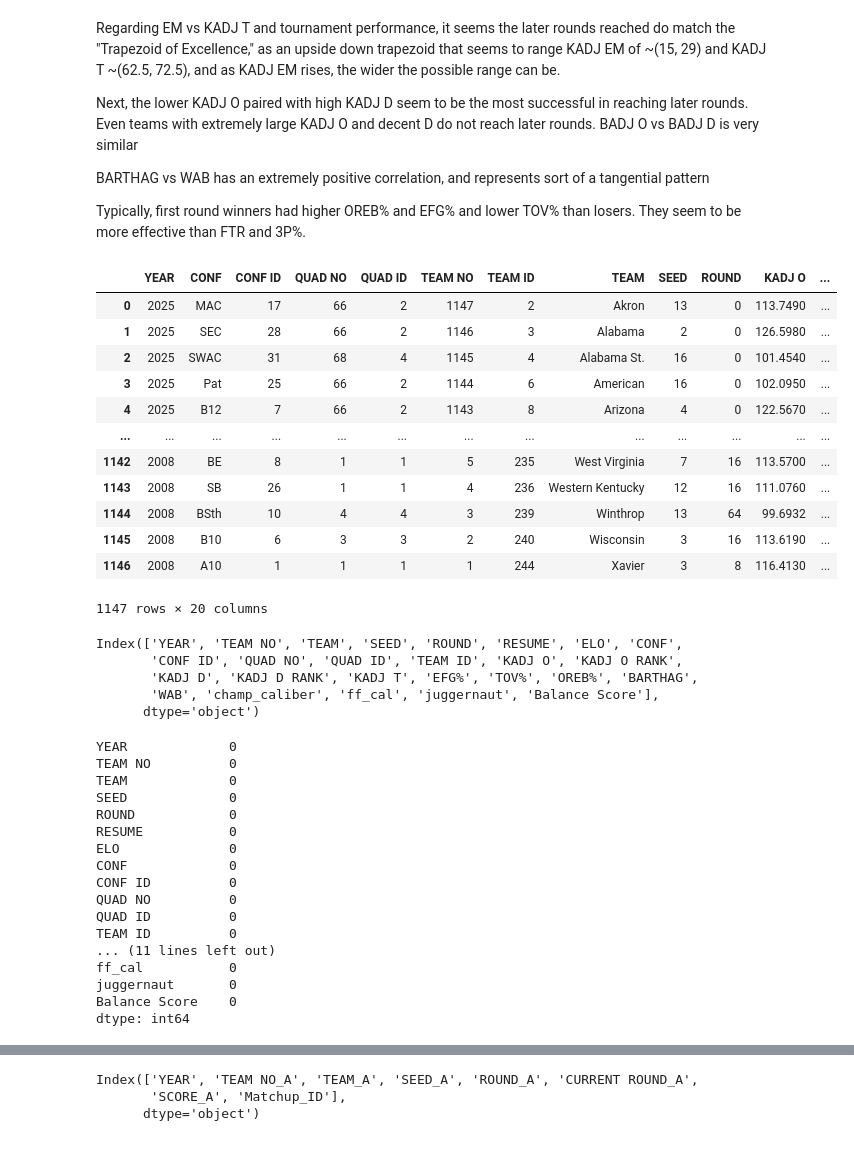
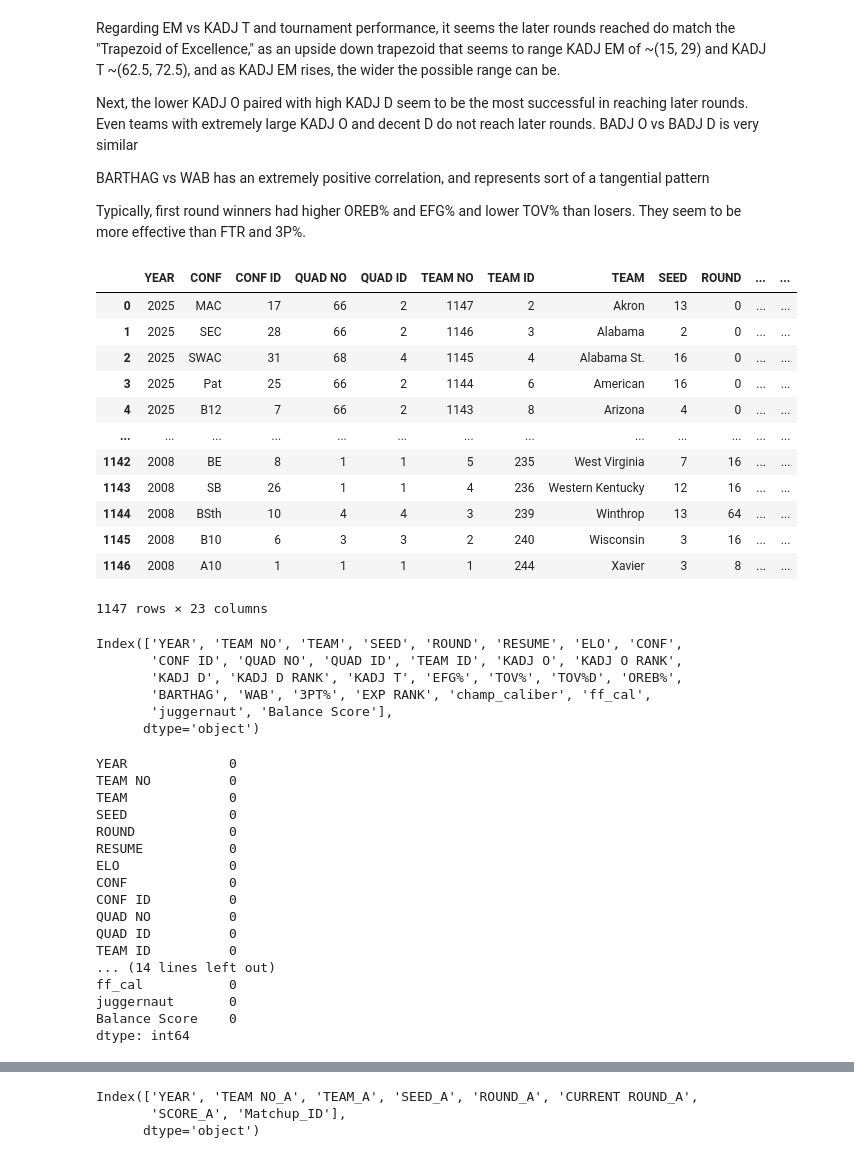
Before and after one commit to mevitts/March_Madness, a Jupyter notebook: mm.ipynb, the cells around one changed output, grey strips where cells are left out. Saved outputs shown, nothing was run; the diff lists cells and outputs as text; code cells hidden in the pictures.

Commit message:
added EXP RANK, TOV%D, Removed Diff TOV%, ELO, and OVR from the final features. T1 and T2 Trap was converted to a difference between the traps. Added historical upset rates as well.

```diff
--- a/mm.ipynb
+++ b/mm.ipynb
@@ -130,22 +130,22 @@ BARTHAG vs WAB has an extremely positive correlation, and represents sort of a t
 
 Typically, first round winners had higher OREB% and EFG% and lower TOV% than losers. They seem to be more effective than FTR and 3P%.
 # %%
-kenpom = df[['YEAR','CONF','CONF ID','QUAD NO','QUAD ID','TEAM NO','TEAM ID','TEAM','SEED','ROUND','KADJ O','KADJ O RANK','KADJ D','KADJ D RANK','KADJ T','EFG%','TOV%','OREB%', 'BARTHAG','WAB']]
+kenpom = df[['YEAR','CONF','CONF ID','QUAD NO','QUAD ID','TEAM NO','TEAM ID','TEAM','SEED','ROUND','KADJ O','KADJ O RANK','KADJ D','KADJ D RANK','KADJ T','EFG%','TOV%', 'TOV%D','OREB%', 'BARTHAG','WAB', '3PT%', 'EXP RANK']]
 kenpom
 # %% [output]
-|  | YEAR | CONF | CONF ID | QUAD NO | QUAD ID | TEAM NO | TEAM ID | TEAM | SEED | ROUND | KADJ O | ... |
-| 0 | 2025 | MAC | 17 | 66 | 2 | 1147 | 2 | Akron | 13 | 0 | 113.7490 | ... |
-| 1 | 2025 | SEC | 28 | 66 | 2 | 1146 | 3 | Alabama | 2 | 0 | 126.5980 | ... |
-| 2 | 2025 | SWAC | 31 | 68 | 4 | 1145 | 4 | Alabama St. | 16 | 0 | 101.4540 | ... |
-| 3 | 2025 | Pat | 25 | 66 | 2 | 1144 | 6 | American | 16 | 0 | 102.0950 | ... |
-| 4 | 2025 | B12 | 7 | 66 | 2 | 1143 | 8 | Arizona | 4 | 0 | 122.5670 | ... |
+|  | YEAR | CONF | CONF ID | QUAD NO | QUAD ID | TEAM NO | TEAM ID | TEAM | SEED | ROUND | ... | ... |
+| 0 | 2025 | MAC | 17 | 66 | 2 | 1147 | 2 | Akron | 13 | 0 | ... | ... |
+| 1 | 2025 | SEC | 28 | 66 | 2 | 1146 | 3 | Alabama | 2 | 0 | ... | ... |
+| 2 | 2025 | SWAC | 31 | 68 | 4 | 1145 | 4 | Alabama St. | 16 | 0 | ... | ... |
+| 3 | 2025 | Pat | 25 | 66 | 2 | 1144 | 6 | American | 16 | 0 | ... | ... |
+| 4 | 2025 | B12 | 7 | 66 | 2 | 1143 | 8 | Arizona | 4 | 0 | ... | ... |
 | ... | ... | ... | ... | ... | ... | ... | ... | ... | ... | ... | ... | ... |
-| 1142 | 2008 | BE | 8 | 1 | 1 | 5 | 235 | West Virginia | 7 | 16 | 113.5700 | ... |
-| 1143 | 2008 | SB | 26 | 1 | 1 | 4 | 236 | Western Kentucky | 12 | 16 | 111.0760 | ... |
-| 1144 | 2008 | BSth | 10 | 4 | 4 | 3 | 239 | Winthrop | 13 | 64 | 99.6932 | ... |
-| 1145 | 2008 | B10 | 6 | 3 | 3 | 2 | 240 | Wisconsin | 3 | 16 | 113.6190 | ... |
-| 1146 | 2008 | A10 | 1 | 1 | 1 | 1 | 244 | Xavier | 3 | 8 | 116.4130 | ... |
+| 1142 | 2008 | BE | 8 | 1 | 1 | 5 | 235 | West Virginia | 7 | 16 | ... | ... |
+| 1143 | 2008 | SB | 26 | 1 | 1 | 4 | 236 | Western Kentucky | 12 | 16 | ... | ... |
+| 1144 | 2008 | BSth | 10 | 4 | 4 | 3 | 239 | Winthrop | 13 | 64 | ... | ... |
+| 1145 | 2008 | B10 | 6 | 3 | 3 | 2 | 240 | Wisconsin | 3 | 16 | ... | ... |
+| 1146 | 2008 | A10 | 1 | 1 | 1 | 1 | 244 | Xavier | 3 | 8 | ... | ... |
-1147 rows × 20 columns
+1147 rows × 23 columns
 # %%
 
 import math
@@ -166,8 +166,9 @@ merged_df.columns
 # %% [output]
 Index(['YEAR', 'TEAM NO', 'TEAM', 'SEED', 'ROUND', 'RESUME', 'ELO', 'CONF',
        'CONF ID', 'QUAD NO', 'QUAD ID', 'TEAM ID', 'KADJ O', 'KADJ O RANK',
-       'KADJ D', 'KADJ D RANK', 'KADJ T', 'EFG%', 'TOV%', 'OREB%', 'BARTHAG',
-       'WAB', 'champ_caliber', 'ff_cal', 'juggernaut', 'Balance Score'],
+       'KADJ D', 'KADJ D RANK', 'KADJ T', 'EFG%', 'TOV%', 'TOV%D', 'OREB%',
+       'BARTHAG', 'WAB', '3PT%', 'EXP RANK', 'champ_caliber', 'ff_cal',
+       'juggernaut', 'Balance Score'],
       dtype='object')
 # %%
 missing_counts = merged_df.isnull().sum()
@@ -185,7 +186,7 @@ CONF ID          0
 QUAD NO          0
 QUAD ID          0
 TEAM ID          0
-... (11 lines left out)
+... (14 lines left out)
 ff_cal           0
 juggernaut       0
 Balance Score    0
```
Also changed, not shown: parts of 25 cells of this notebook, 4 other files.
